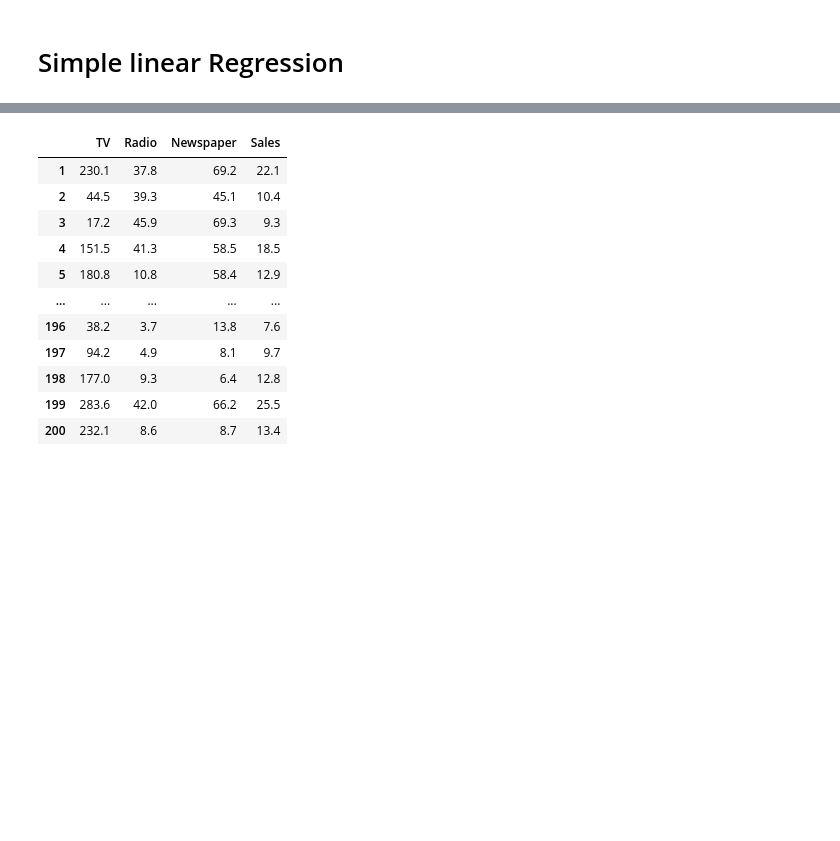
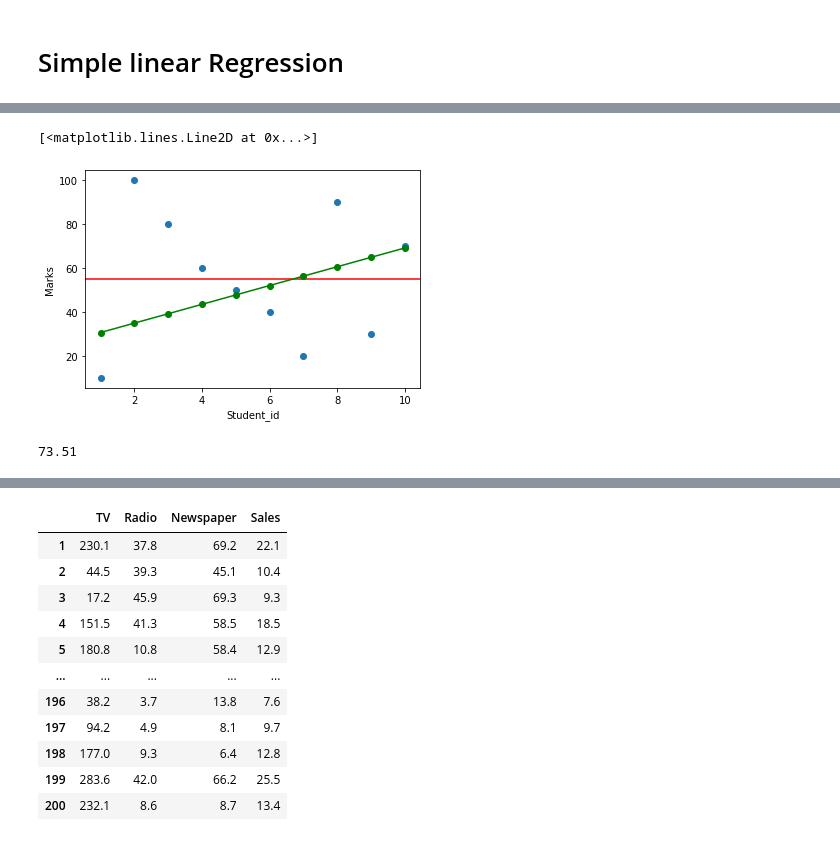
Before and after one commit to rahulg-infiswift/AnalyticsCourse, a Jupyter notebook: codes/simple_linear_regression.ipynb, the cells around one changed output, grey strips where cells are left out. Drawn from its saved outputs; the diff is of its cells as text; code cells hidden in the pictures; blank space fills up the shorter version.

```diff
--- a/codes/simple_linear_regression.ipynb
+++ b/codes/simple_linear_regression.ipynb
@@ -6,0 +43,4 @@ import matplotlib.pyplot as plt
+# %%
+tss = 0
+for i in errors:
+    tss = tss+i*i
@@ -6,0 +81,6 @@ import matplotlib.pyplot as plt
+# %%
+y = 4.28*x+26.43
+# %%
+new_preds = []
+for i in x:
+    new_preds.append(4.28*i+26.43)
@@ -6,0 +100,9 @@ import matplotlib.pyplot as plt
+# %%
+plt.scatter(x,y)
+plt.xlabel('Student_id')
+plt.ylabel('Marks')
+plt.axhline(stats.mean(y), color = 'r')
+plt.plot(x,new_preds, color = 'g', marker = 'o')
+# %% [output]
+[<matplotlib.lines.Line2D at 0x...>]
+[figure, added]
@@ -6,0 +113,4 @@ import matplotlib.pyplot as plt
+# %%
+y11
+# %% [output]
+73.51
```
Also changed, not shown: parts of 90 cells of this notebook, 8 other files.
